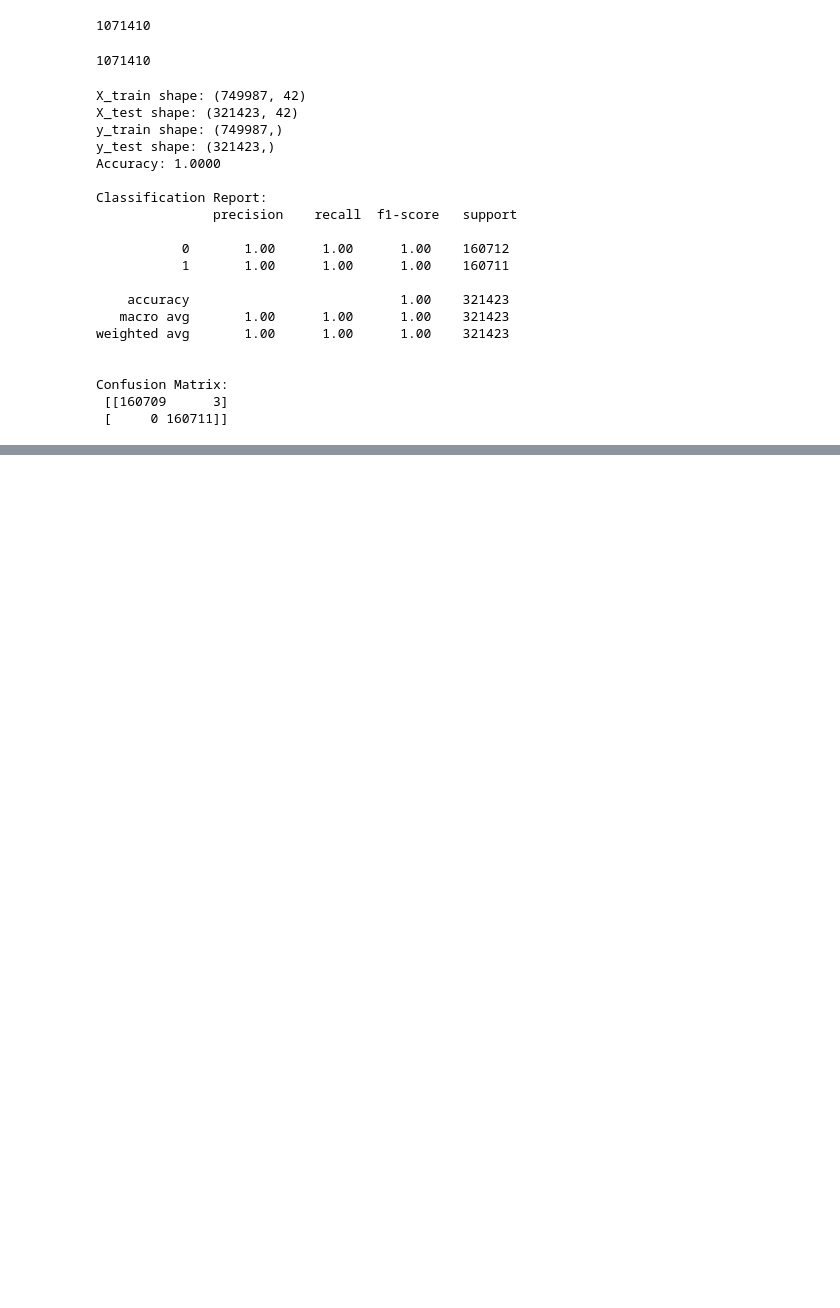
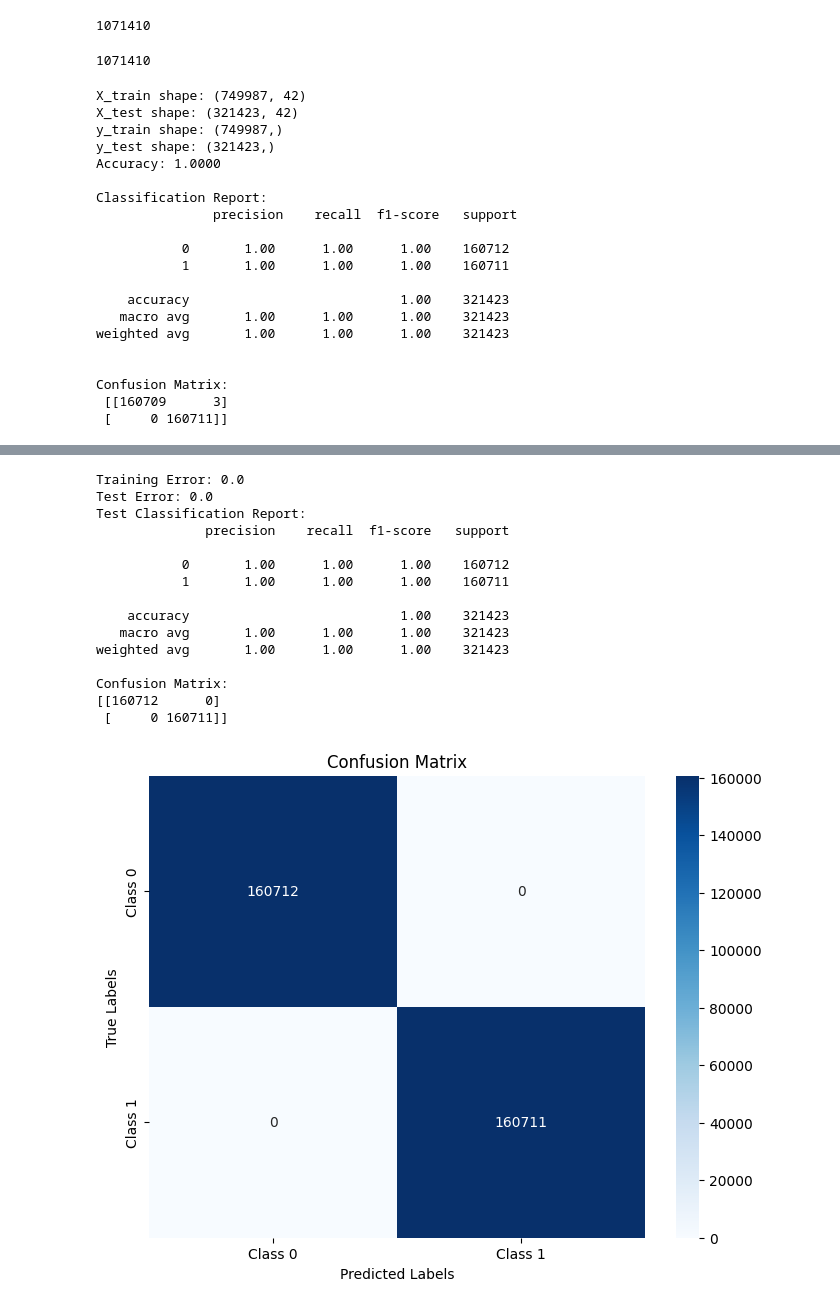
Before and after one commit to alien-traveler/CSE151A_Project, a Jupyter notebook: test.ipynb, the cells around one changed output, grey strips where cells are left out. Saved outputs shown, nothing was run; the diff lists cells and outputs as text; code cells hidden in the pictures; blank space fills up the shorter version.

```diff
--- a/test.ipynb
+++ b/test.ipynb
@@ -534,0 +574,48 @@ Confusion Matrix:
+# %%
+# Predictions on training and test sets
+train_pred = best_model.predict(X_train)
+test_pred = best_model.predict(X_test)
+
+# Calculate accuracy
+train_accuracy = accuracy_score(y_train, train_pred)
+test_accuracy = accuracy_score(y_test, test_pred)
+
+train_error = 1 - train_accuracy
+test_error = 1 - test_accuracy
+
+print(f"Training Error: {train_error}")
+print(f"Test Error: {test_error}")
+
+
+# Classification report
+print("Test Classification Report:")
+print(classification_report(y_test, test_pred))
+
+# Confusion Matrix
+cm = confusion_matrix(y_test, test_pred)
+print("Confusion Matrix:")
+print(cm)
+
+plt.figure(figsize=(8, 6))
+sns.heatmap(cm, annot=True, fmt="d", cmap="Blues", xticklabels=['Class 0', 'Class 1'], yticklabels=['Class 0', 'Class 1'])
+plt.xlabel('Predicted Labels')
+plt.ylabel('True Labels')
+plt.title('Confusion Matrix')
+plt.show()
+# %% [output]
+Training Error: 0.0
+Test Error: 0.0
+Test Classification Report:
+              precision    recall  f1-score   support
+
+           0       1.00      1.00      1.00    160712
+           1       1.00      1.00      1.00    160711
+
+    accuracy                           1.00    321423
+   macro avg       1.00      1.00      1.00    321423
+weighted avg       1.00      1.00      1.00    321423
+
+Confusion Matrix:
+[[160712      0]
+ [     0 160711]]
+[figure, added]
```
Also changed, not shown: parts of 2 cells of this notebook.
